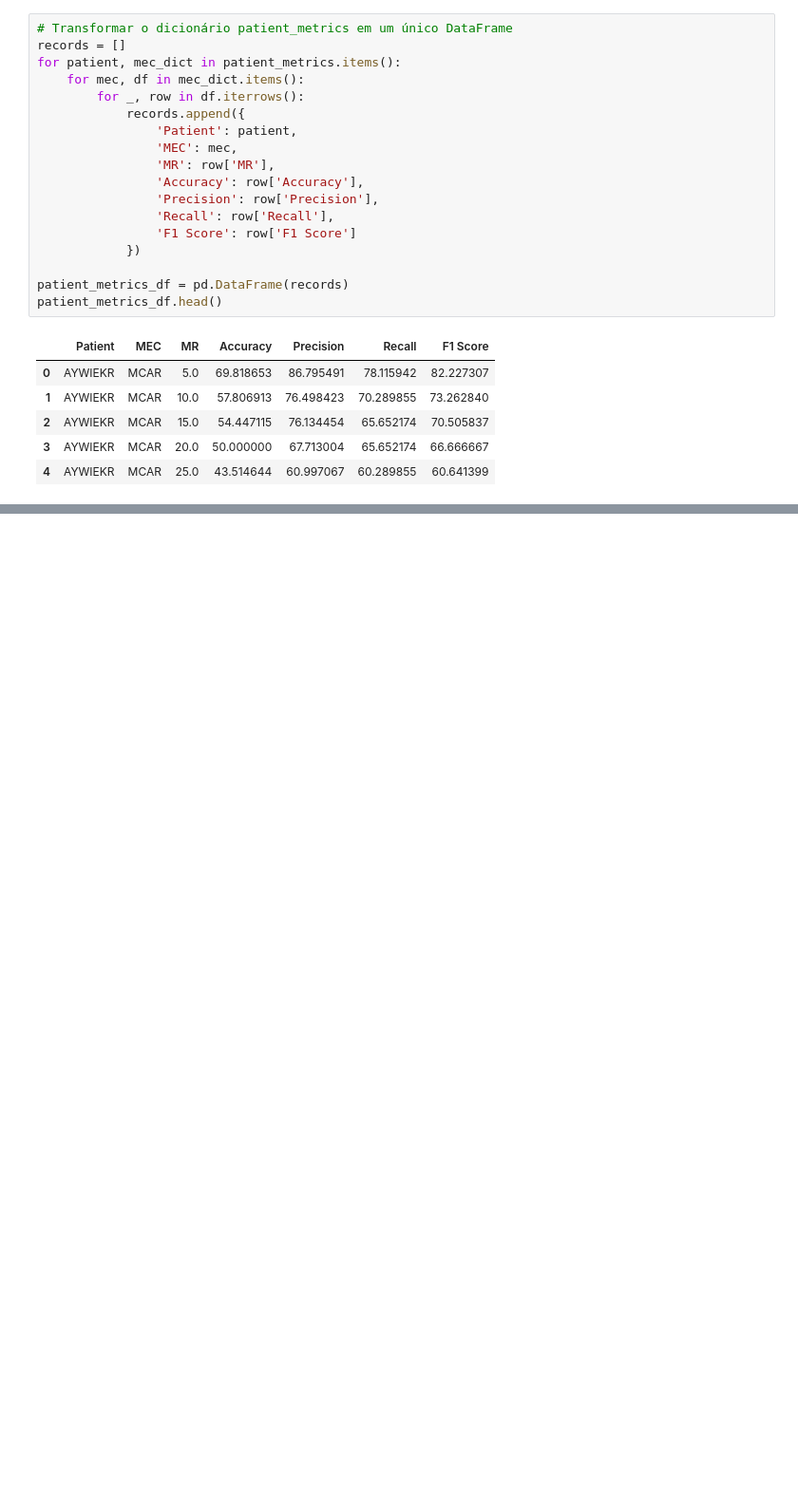
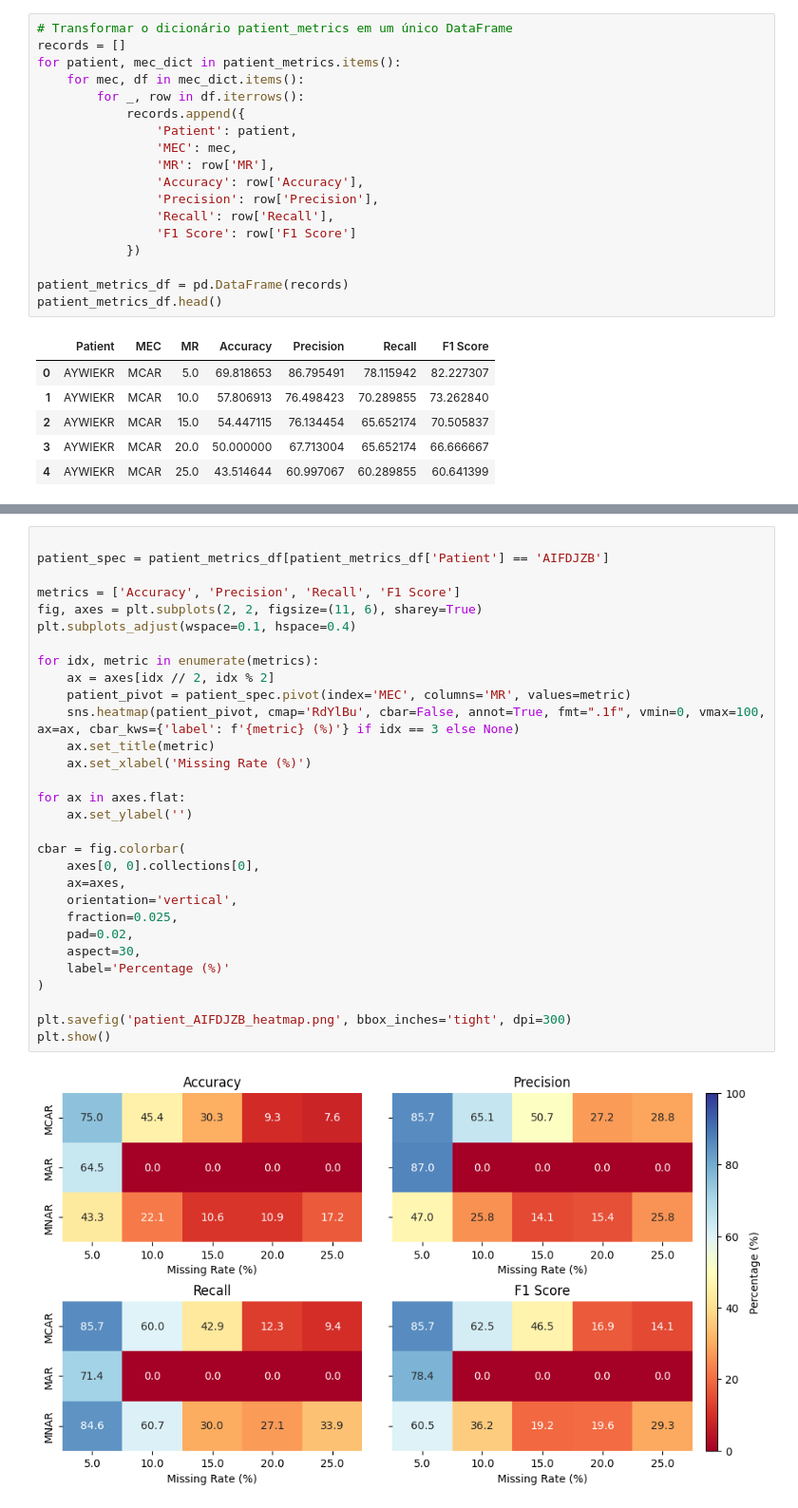
Before and after one commit to afonsoMatheus/Wearables-Offline-Analysis, a Jupyter notebook: Results/RHR/offline/offline_exploration.ipynb, the cells around one changed output, grey strips where cells are left out. Shown at 95% size. Saved outputs shown, nothing was run; the diff lists cells and outputs as text; blank space fills up the shorter version.

```diff
--- a/Results/RHR/offline/offline_exploration.ipynb
+++ b/Results/RHR/offline/offline_exploration.ipynb
@@ -360,0 +372,32 @@ plt.show()
+# %%
+
+patient_spec = patient_metrics_df[patient_metrics_df['Patient'] == 'AIFDJZB']
+
+metrics = ['Accuracy', 'Precision', 'Recall', 'F1 Score']
+fig, axes = plt.subplots(2, 2, figsize=(11, 6), sharey=True)
+plt.subplots_adjust(wspace=0.1, hspace=0.4)
+
+for idx, metric in enumerate(metrics):
+    ax = axes[idx // 2, idx % 2]
+    patient_pivot = patient_spec.pivot(index='MEC', columns='MR', values=metric)
+    sns.heatmap(patient_pivot, cmap='RdYlBu', cbar=False, annot=True, fmt=".1f", vmin=0, vmax=100, ax=ax, cbar_kws={'label': f'{metric} (%)'} if idx == 3 else None)
+    ax.set_title(metric)
+    ax.set_xlabel('Missing Rate (%)')
+
+for ax in axes.flat:
+    ax.set_ylabel('')
+
+cbar = fig.colorbar(
+    axes[0, 0].collections[0],
+    ax=axes,
+    orientation='vertical',
+    fraction=0.025,
+    pad=0.02,
+    aspect=30,
+    label='Percentage (%)'
+)
+
+plt.savefig('patient_AIFDJZB_heatmap.png', bbox_inches='tight', dpi=300)
+plt.show()
+# %% [output]
+[figure, added]
```
Also changed, not shown: parts of 3 cells of this notebook, 2 other files.
